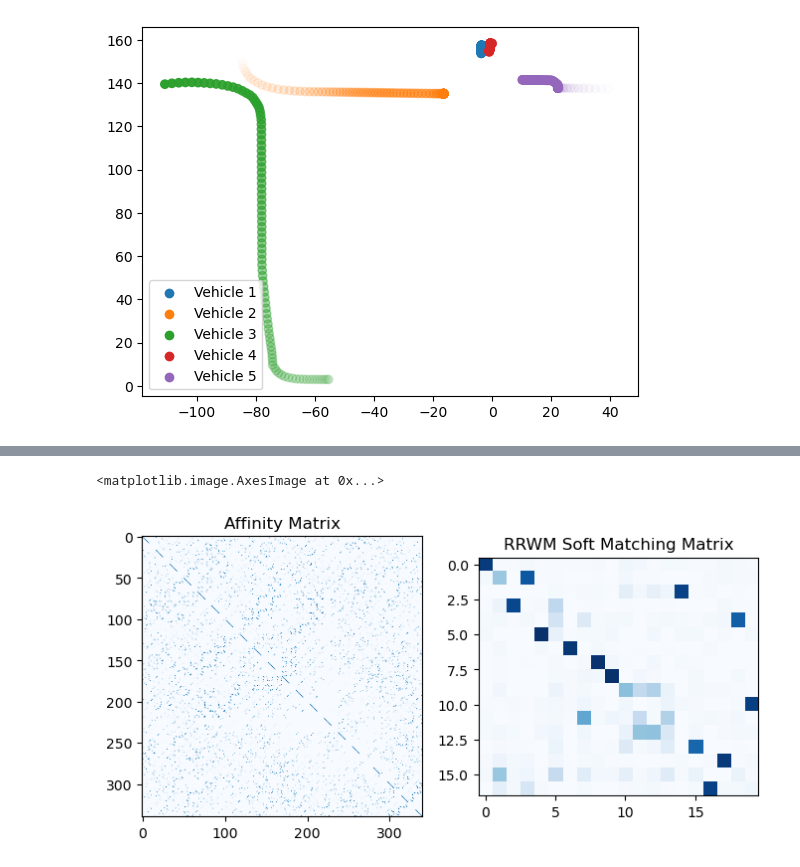
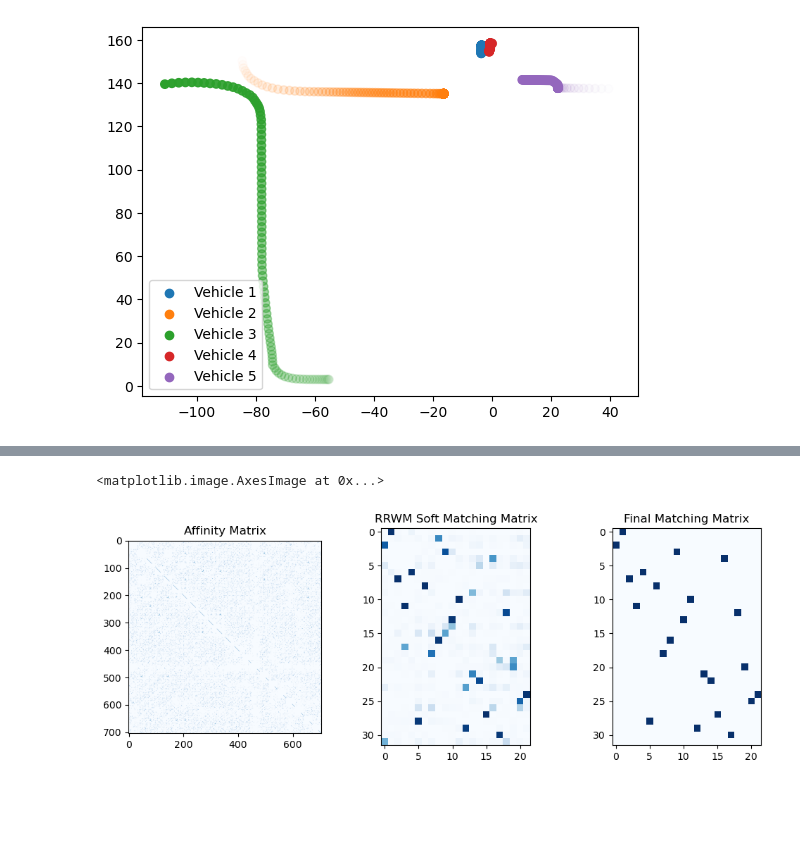
Before and after one commit to K0stasCH/PC-Registration-and-Multi-agent-Vehicles, a Jupyter notebook: demo.ipynb, the cells around one changed output, grey strips where cells are left out. Drawn from its saved outputs; the diff is of its cells as text; code cells hidden in the pictures; blank space fills up the shorter version.

```diff
--- a/demo.ipynb
+++ b/demo.ipynb
@@ -53,12 +43,15 @@ Reverse indexing ...
 Done reverse indexing in 0.1 seconds.
 ======
 # %%
-examples = [[1,4,1], #v1_ID, v2_ID, time
-            [1,4,80],
-            [2,5,50],
-            [1,5,30]]
+#v1_ID, v2_ID, time
+examples = [[1,4,1],  #-> correct
+            [1,4,80], #-> correct
+            [2,5,50], #-> correct
+            [1,5,30], #-> incorrect
+            [4,5,30], #-> correct
+            [1,2,65]] #-> correct
 # %%
-exaplme_ID = 2 #change this, if you want different scene
+exaplme_ID = 5 #change this, if you want different example
 v1_ID, v2_ID, time = examples[exaplme_ID]
 # %%
 v1 = Vehicle(v2x_sim,v1_ID)
@@ -85,4 +78,7 @@ v2.showSegImages(model, time, opacity=0.8, masks=masks2)
 # %%
 # Scene1.visualizePCD()
 # Scene2.visualizePCD()
+# %%
+cluster_selection_epsilon = 0.5
+min_cluster_size = 10
 # %%
@@ -94,13 +92,9 @@ _ = Scene2.findcenters(_min_points=0, _eps=0, className='vehicle', visualize=Tru
 # %%
-eps =0
-min_points = 0
-
-# eps = 0.6
-# min_points = 17
-
-g1 = Scene1.generateGraph(_min_points=min_points, _eps=eps, classNames=['person', 'vehicle', 'pole'])
+g1 = Scene1.generateGraph(_min_cluster_size=min_cluster_size, _cluster_selection_epsilon=cluster_selection_epsilon,
+                          classNames=['person', 'vehicle', 'pole'])
 g1.plotGraph()
 
-g2 = Scene2.generateGraph(_min_points=min_points, _eps=eps, classNames=['person', 'vehicle', 'pole'])
+g2 = Scene2.generateGraph(_min_cluster_size=min_cluster_size, _cluster_selection_epsilon=cluster_selection_epsilon,
+                          classNames=['person', 'vehicle', 'pole'])
 g2.plotGraph()
 # %% [output]
@@ -109,16 +103,24 @@ g2.plotGraph()
 (<Figure size 640x480 with 1 Axes>, <Axes: >)
 # %%
 affM, matchMatrix = matchGraph(g1, g2)
+matchMatrix_final = hardMatch(matchMatrix)
 
-plt.figure(figsize=(8, 4))
+plt.figure(figsize=(12, 4))
 
-plt.subplot(1, 2, 1)
+plt.subplot(1, 3, 1)
 plt.title('Affinity Matrix')
 plt.imshow(affM, cmap='Blues')
+# plt.colorbar()
 
-plt.subplot(1, 2, 2)
+plt.subplot(1, 3, 2)
 plt.title('RRWM Soft Matching Matrix')
 plt.imshow(matchMatrix, cmap='Blues')
+# plt.colorbar()
+
+plt.subplot(1, 3, 3)
+plt.title('Final Matching Matrix')
+plt.imshow(matchMatrix_final, cmap='Blues')
+# plt.colorbar()
 # %% [output]
 <matplotlib.image.AxesImage at 0x...>
-[figure, old version]
+[figure, new version]
```
Also changed, not shown: parts of 9 cells of this notebook, 3 other files.
